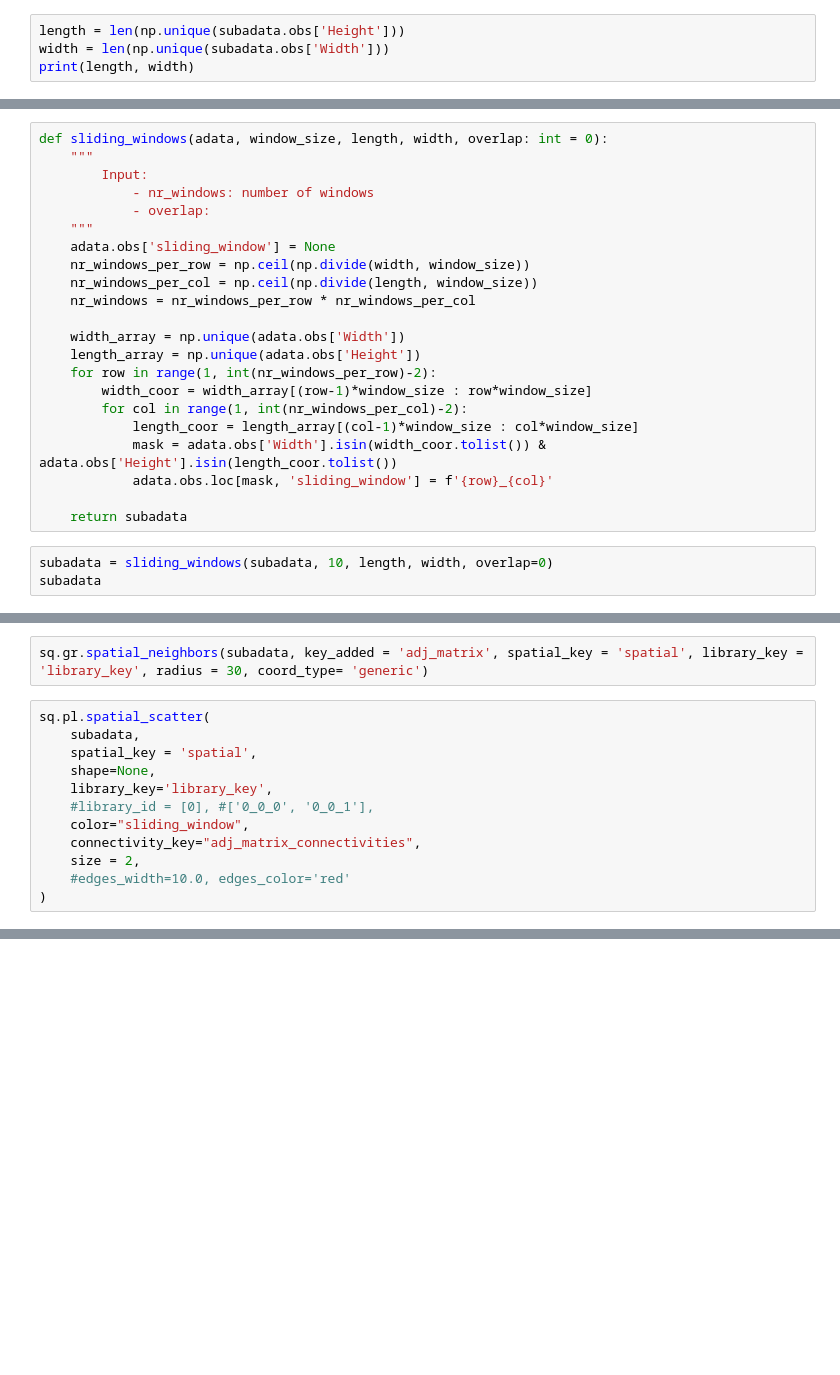
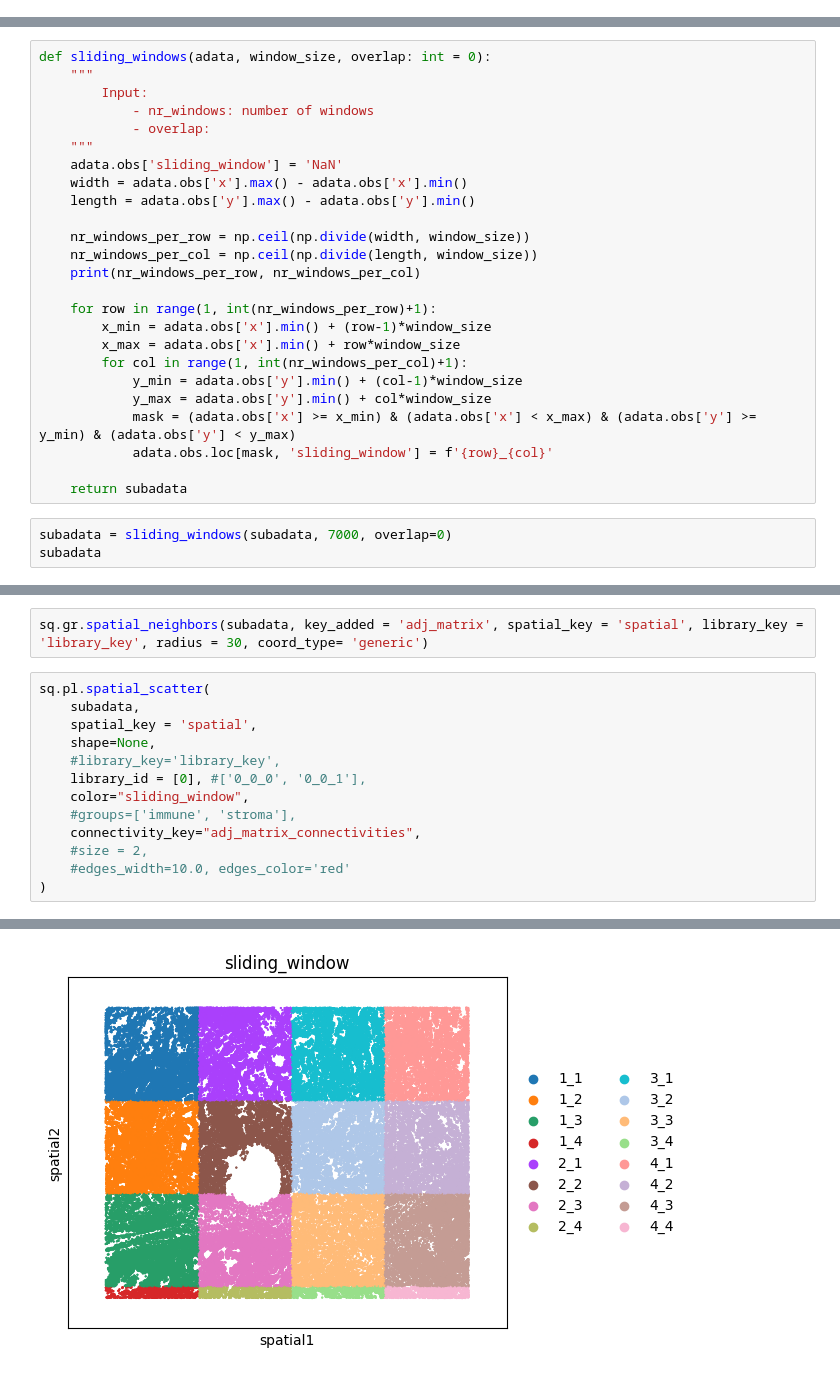
Before and after one commit to theislab/interscale, a Jupyter notebook: docs/notebooks/he23_lung_data.ipynb, the cells around one changed output, grey strips where cells are left out. Saved outputs shown, nothing was run; the diff lists cells and outputs as text; blank space fills up the shorter version.

Commit message:
sliding windows

```diff
--- a/docs/notebooks/he23_lung_data.ipynb
+++ b/docs/notebooks/he23_lung_data.ipynb
@@ -198,7 +171,3 @@ View of AnnData object with n_obs × n_vars = 98000 × 960
     obsm: 'X_pca', 'X_scvi', 'spatial'
     layers: 'log1p', 'raw'
     obsp: 'adj_matrix_connectivities', 'adj_matrix_distances', 'connectivities', 'distances'
-# %%
-length = len(np.unique(subadata.obs['Height']))
-width = len(np.unique(subadata.obs['Width']))
-print(length, width)
@@ -207,26 +174,29 @@ print(length, width)
 # %%
-def sliding_windows(adata, window_size, length, width, overlap: int = 0):
+def sliding_windows(adata, window_size, overlap: int = 0):
     """
         Input:
             - nr_windows: number of windows
             - overlap:
     """
-    adata.obs['sliding_window'] = None
+    adata.obs['sliding_window'] = 'NaN'
+    width = adata.obs['x'].max() - adata.obs['x'].min()
+    length = adata.obs['y'].max() - adata.obs['y'].min()
+
     nr_windows_per_row = np.ceil(np.divide(width, window_size))
     nr_windows_per_col = np.ceil(np.divide(length, window_size))
-    nr_windows = nr_windows_per_row * nr_windows_per_col
+    print(nr_windows_per_row, nr_windows_per_col)
 
-    width_array = np.unique(adata.obs['Width'])
-    length_array = np.unique(adata.obs['Height'])
-    for row in range(1, int(nr_windows_per_row)-2):
-        width_coor = width_array[(row-1)*window_size : row*window_size]
-        for col in range(1, int(nr_windows_per_col)-2):
-            length_coor = length_array[(col-1)*window_size : col*window_size]
-            mask = adata.obs['Width'].isin(width_coor.tolist()) & adata.obs['Height'].isin(length_coor.tolist())
+    for row in range(1, int(nr_windows_per_row)+1):
+        x_min = adata.obs['x'].min() + (row-1)*window_size
+        x_max = adata.obs['x'].min() + row*window_size
+        for col in range(1, int(nr_windows_per_col)+1):
+            y_min = adata.obs['y'].min() + (col-1)*window_size
+            y_max = adata.obs['y'].min() + col*window_size
+            mask = (adata.obs['x'] >= x_min) & (adata.obs['x'] < x_max) & (adata.obs['y'] >= y_min) & (adata.obs['y'] < y_max)
             adata.obs.loc[mask, 'sliding_window'] = f'{row}_{col}'
 
     return subadata
 # %%
-subadata = sliding_windows(subadata, 10, length, width, overlap=0)
+subadata = sliding_windows(subadata, 7000, overlap=0)
 subadata
 # %% [output]
@@ -260,11 +238,12 @@ sq.pl.spatial_scatter(
     subadata,
     spatial_key = 'spatial',
     shape=None,
-    library_key='library_key',
-    #library_id = [0], #['0_0_0', '0_0_1'],
+    #library_key='library_key',
+    library_id = [0], #['0_0_0', '0_0_1'],
     color="sliding_window",
+    #groups=['immune', 'stroma'],
     connectivity_key="adj_matrix_connectivities",
-    size = 2,
+    #size = 2,
     #edges_width=10.0, edges_color='red'
 )
 # %% [output]
@@ -271,0 +250 @@ NameError: name 'sq' is not defined
+[figure, added]
```
Also changed, not shown: parts of 12 cells of this notebook, 1 other file.
